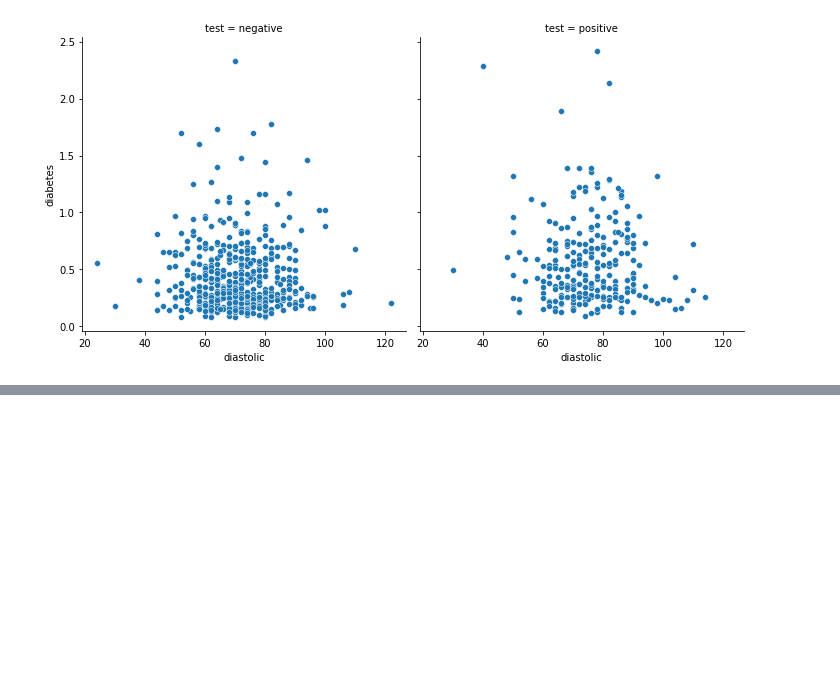
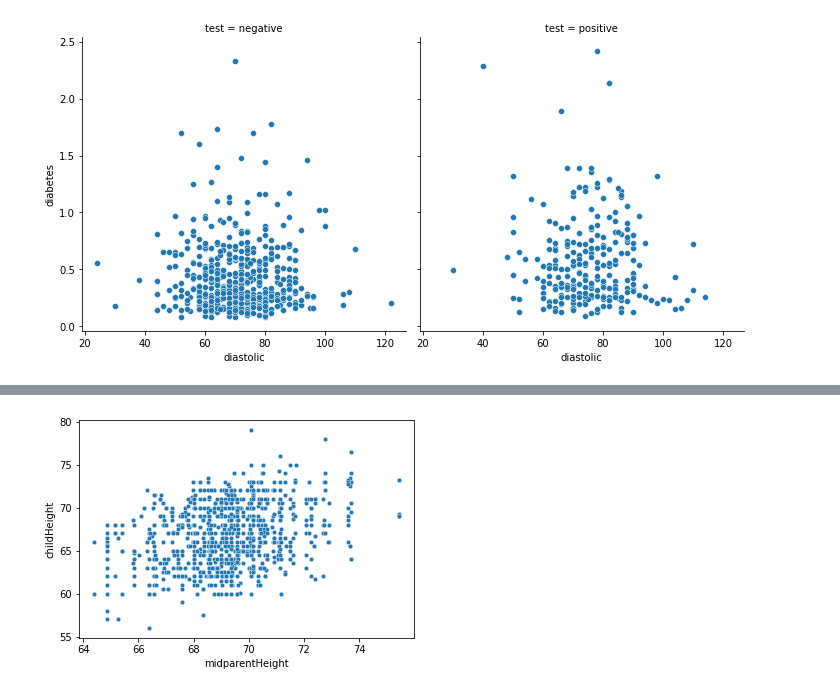
Before and after one commit to damiansp/completePython, a Jupyter notebook: linmods/1_intro/01_intro.py.ipynb, the cells around one changed output, grey strips where cells are left out. Drawn from its saved outputs; the diff is of its cells as text; code cells hidden in the pictures; blank space fills up the shorter version.

```diff
--- a/linmods/1_intro/01_intro.py.ipynb
+++ b/linmods/1_intro/01_intro.py.ipynb
@@ -111,0 +146,3 @@ sns.relplot(x='diastolic', y='diabetes', data=pima, col='test');
+# %%
+families = f.load()
+families.head()
@@ -111,0 +156,5 @@ sns.relplot(x='diastolic', y='diabetes', data=pima, col='test');
+# %%
+sns.scatterplot(
+    x='midparentHeight', y='childHeight', data=families, s=20);
+# %% [output]
+[figure, added]
```
Also changed, not shown: parts of 9 cells of this notebook, 1 other file.
